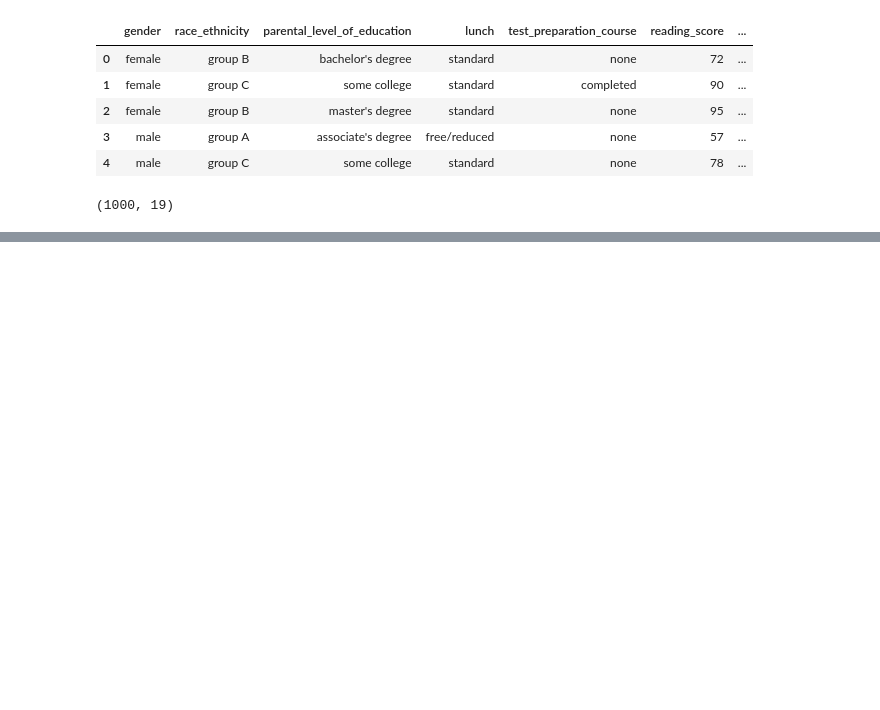
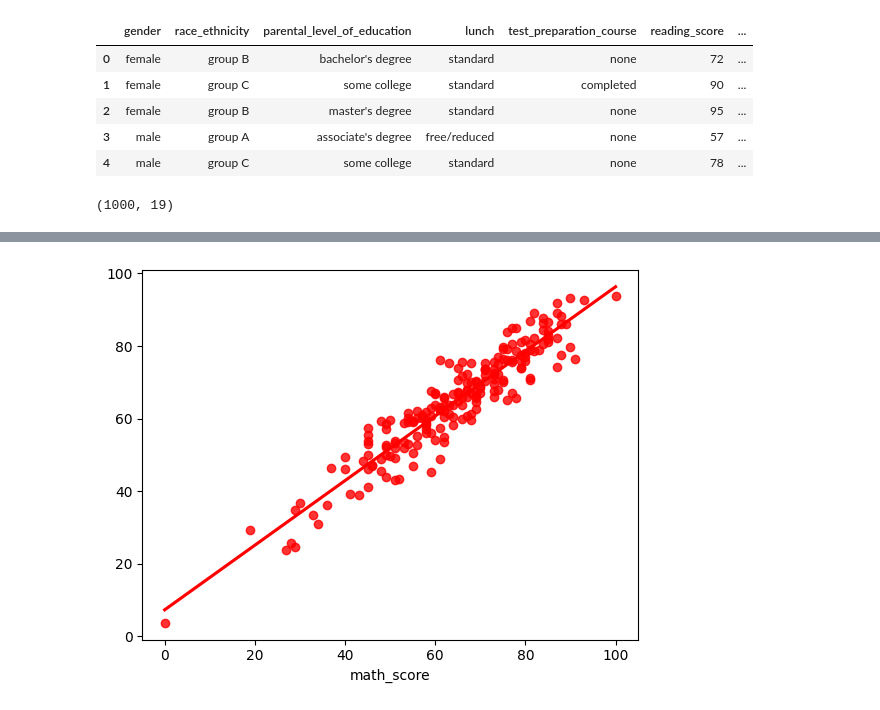
Before and after one commit to yomnaSalamaa/Student-Performance-Indicator, a Jupyter notebook: notebook/model_training.ipynb, the cells around one changed output, grey strips where cells are left out. Cells and saved outputs as stored; diff of their text form; code cells hidden in the pictures; blank space fills up the shorter version.

```diff
--- a/notebook/model_training.ipynb
+++ b/notebook/model_training.ipynb
@@ -64,0 +174,4 @@ X.shape
+# %%
+sns.regplot(x=y_test, y=y_pred, ci=None, color ='red');
+# %% [output]
+[figure, added]
```
Also changed, not shown: parts of 9 cells of this notebook, 5 other files.
